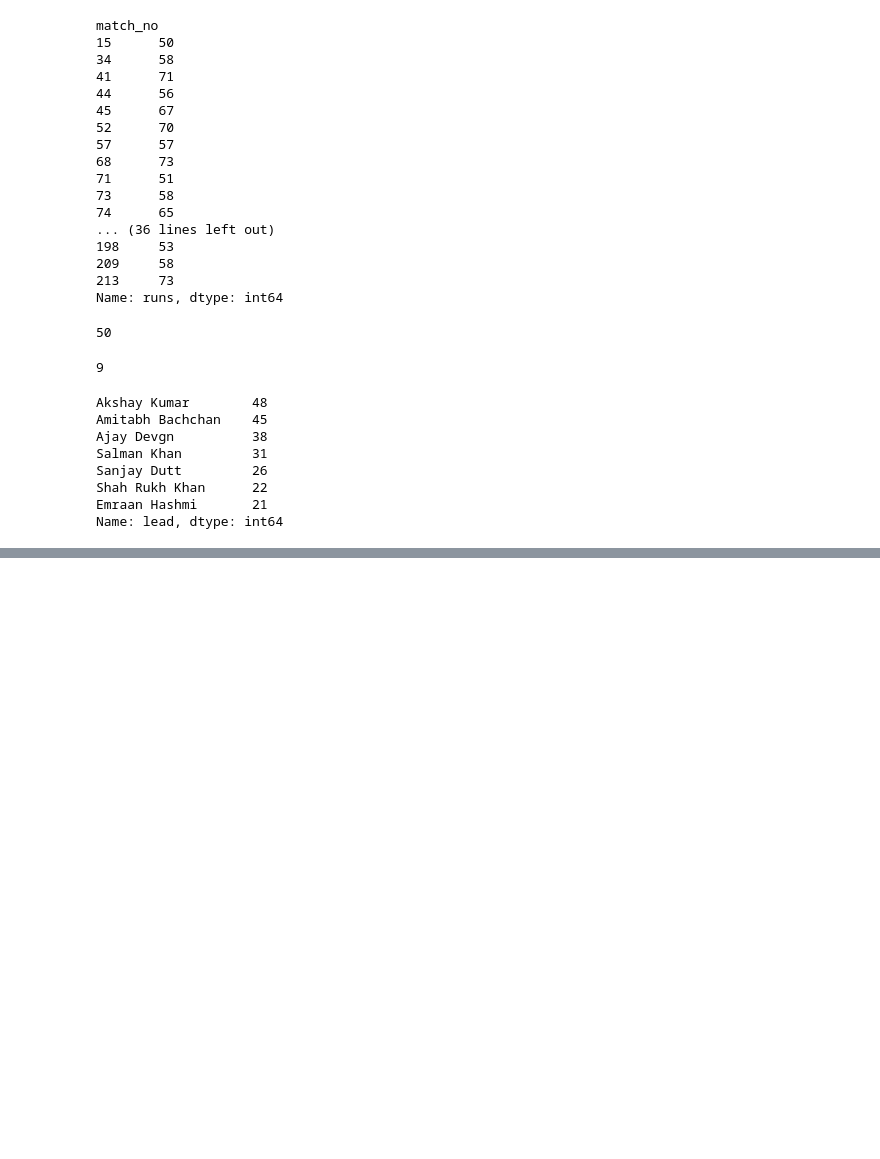
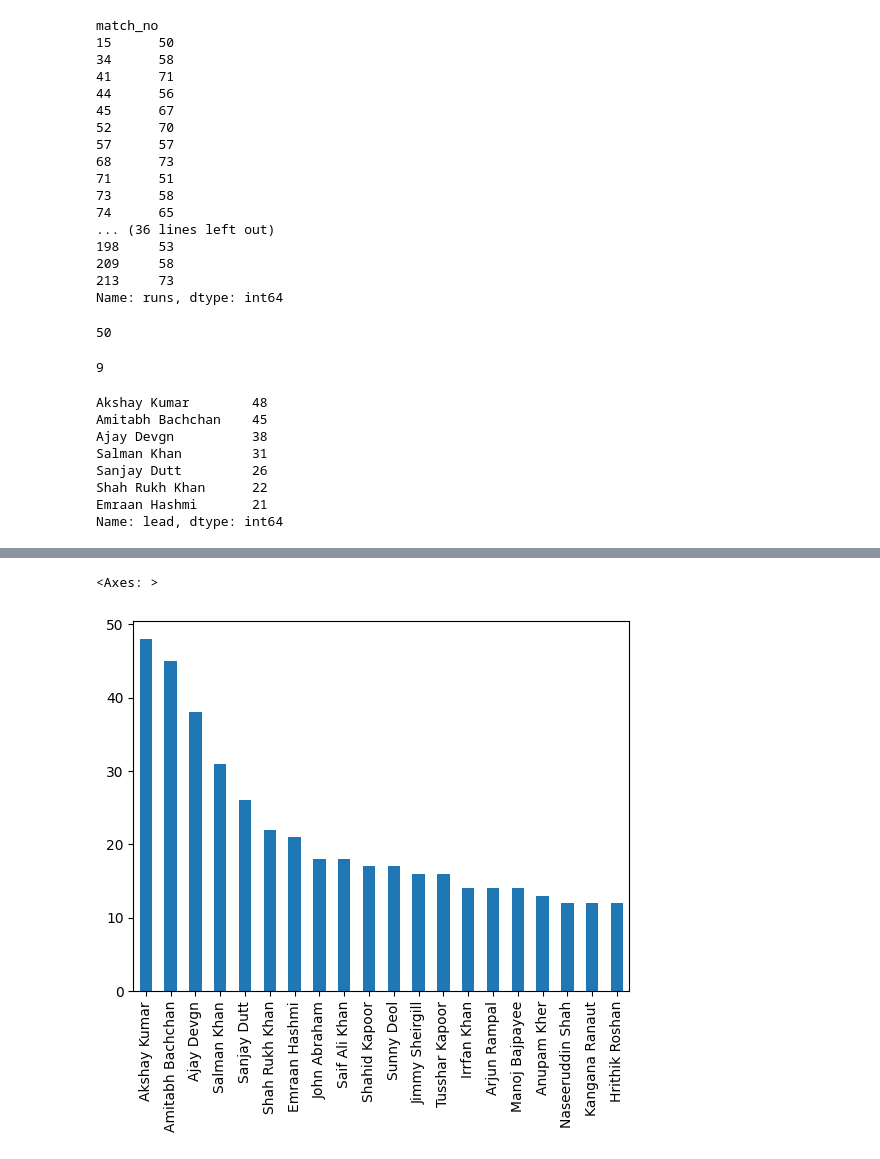
Before and after one commit to birusolankar/Pandas, a Jupyter notebook: Pandas_Series_DataFrame.ipynb, the cells around one changed output, grey strips where cells are left out. Drawn from its saved outputs; the diff is of its cells as text; code cells hidden in the pictures; blank space fills up the shorter version.

```diff
--- a/Pandas_Series_DataFrame.ipynb
+++ b/Pandas_Series_DataFrame.ipynb
@@ -865,0 +873,5 @@ Name: lead, dtype: int64
+# %%
+movies.value_counts().head(20).plot(kind='bar')
+# %% [output]
+<Axes: >
+[figure, added]
```
Also changed, not shown: parts of 23 cells of this notebook.
